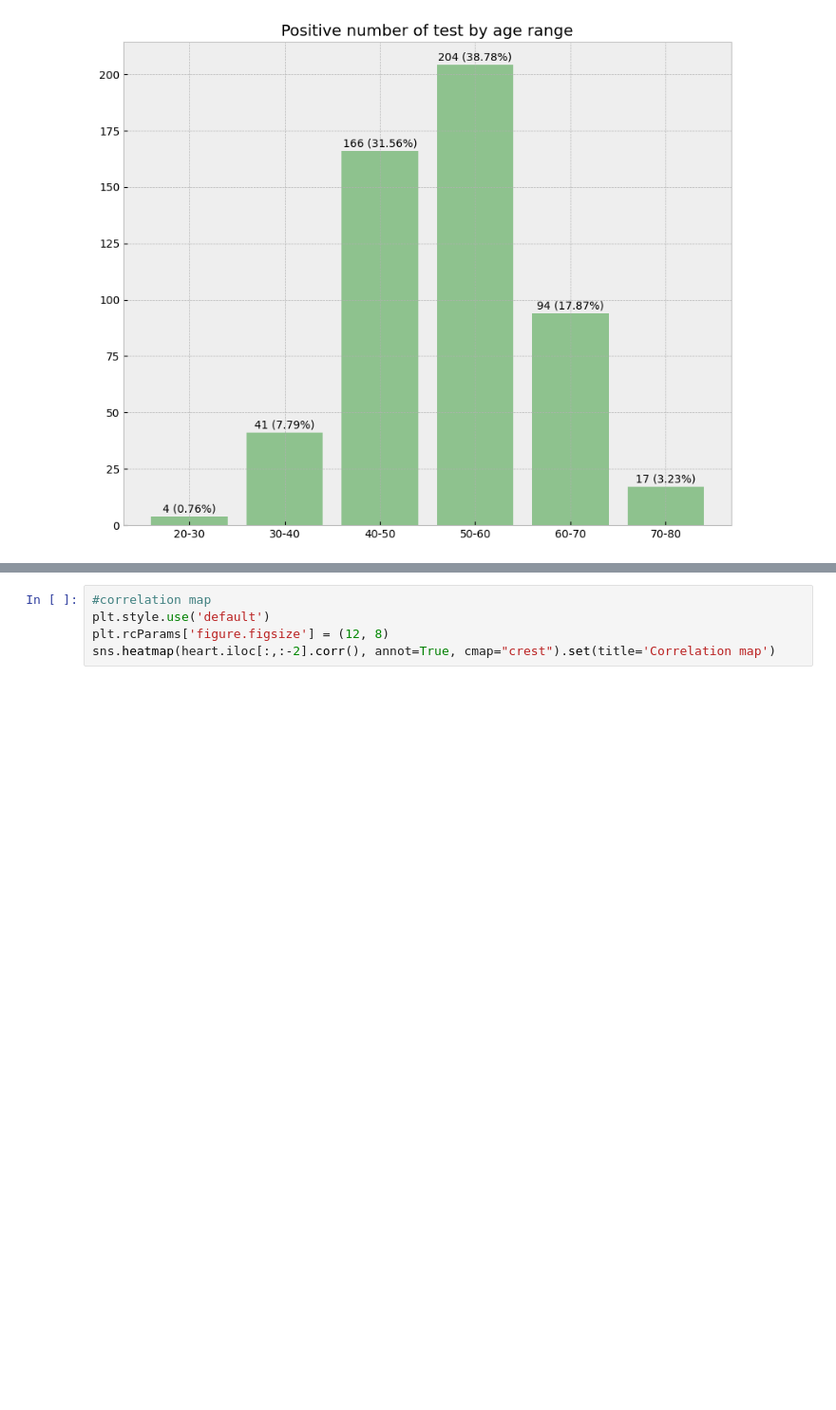
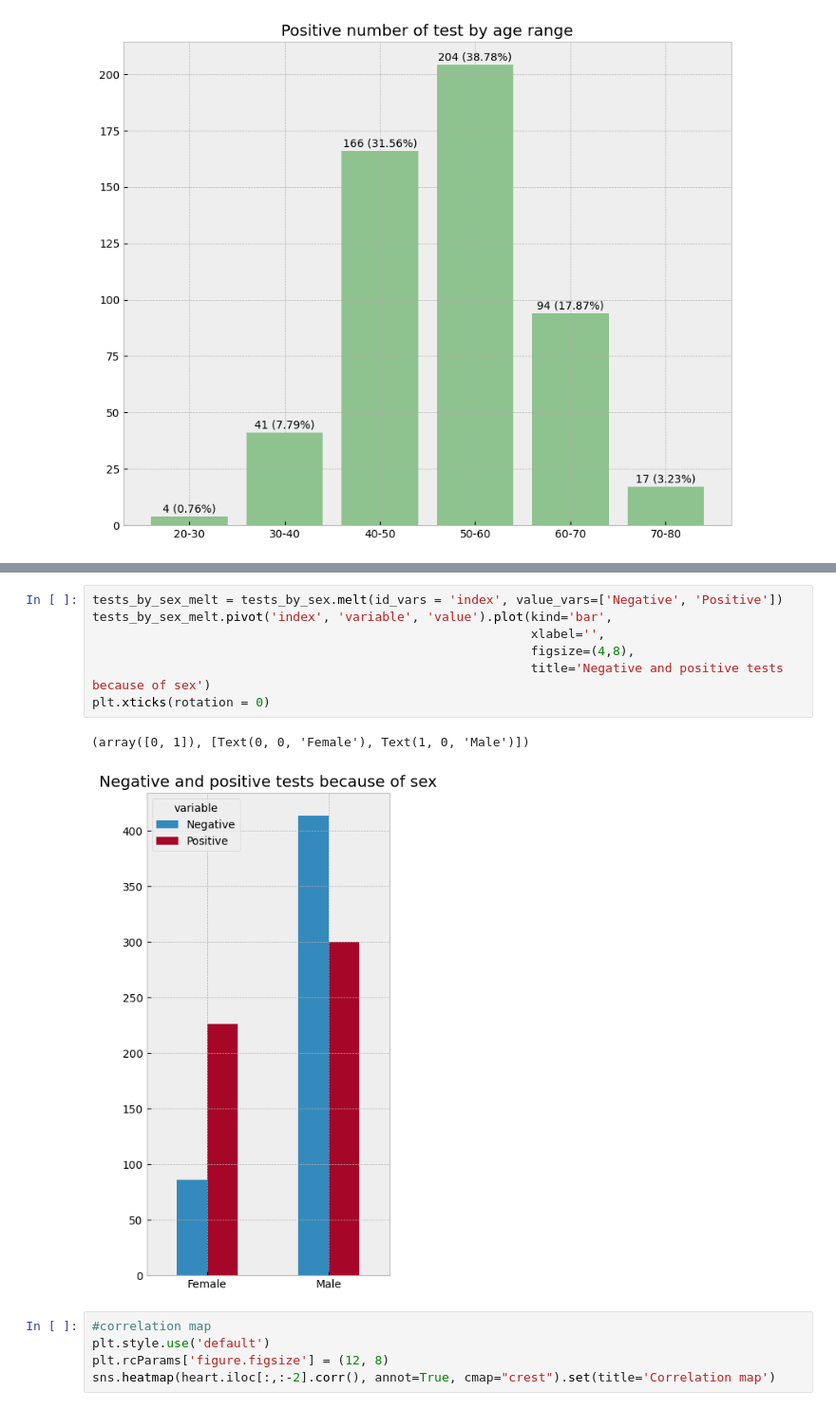
Before and after one commit to KamilShape/heart_disease_classification, a Jupyter notebook: heart_disease_classification.ipynb, the cells around one changed output, grey strips where cells are left out. Shown: that part at 95% size. Saved outputs shown, nothing was run; the diff lists cells and outputs as text; blank space fills up the shorter version.

```diff
--- a/heart_disease_classification.ipynb
+++ b/heart_disease_classification.ipynb
@@ -129,3 +129,13 @@ tests_by_sex
+# %%
+tests_by_sex_melt = tests_by_sex.melt(id_vars = 'index', value_vars=['Negative', 'Positive'])
+tests_by_sex_melt.pivot('index', 'variable', 'value').plot(kind='bar',
+                                                           xlabel='',
+                                                           figsize=(4,8),
+                                                           title='Negative and positive tests because of sex')
+plt.xticks(rotation = 0)
+# %% [output]
+(array([0, 1]), [Text(0, 0, 'Female'), Text(1, 0, 'Male')])
+[figure, added]
 # %%
 #correlation map
 plt.style.use('default')
```
Also changed, not shown: parts of 5 cells of this notebook.
